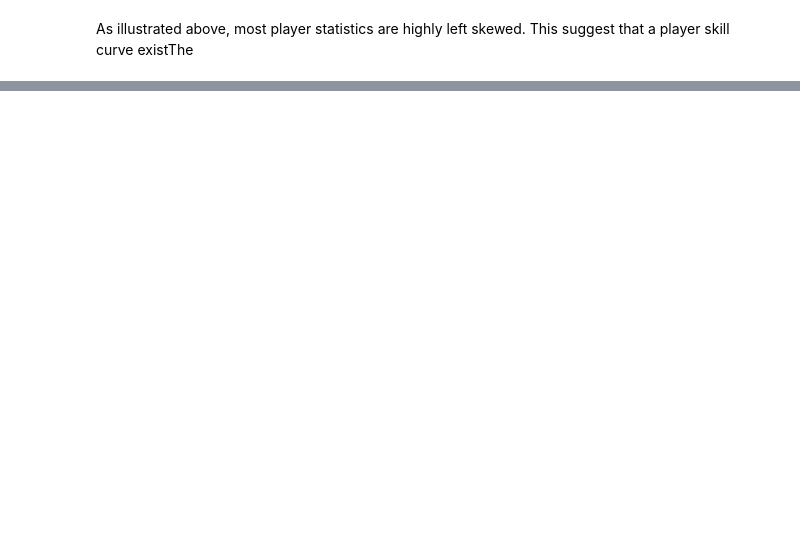
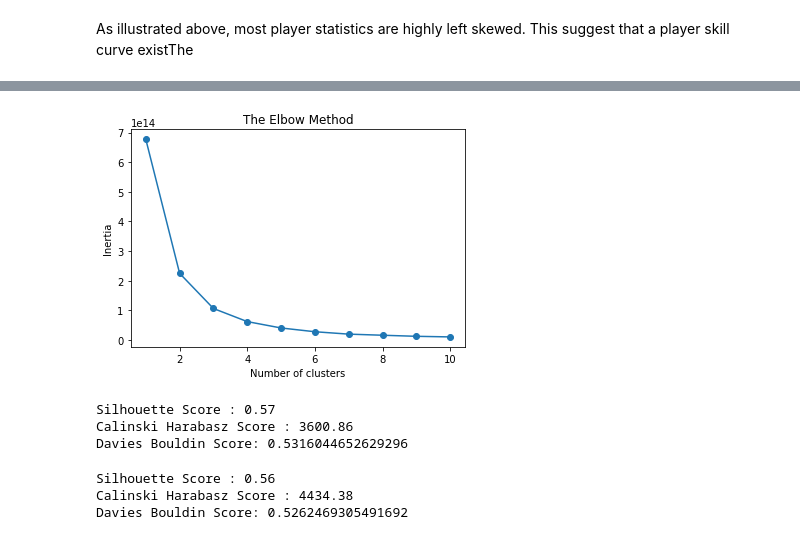
Before and after one commit to joeyc13/Multiplayer-Matchmaking, a Jupyter notebook: fortnite_data.ipynb, the cells around one changed output, grey strips where cells are left out. Drawn from its saved outputs; the diff is of its cells as text; code cells hidden in the pictures; blank space fills up the shorter version.

Commit message:
KMeans clustering and scores

```diff
--- a/fortnite_data.ipynb
+++ b/fortnite_data.ipynb
@@ -139,0 +179,15 @@ As we can see above, several variable show high degree of correlation with one a
+# %%
+X = solo_player_data.iloc[:, :].values
+
+inertias = []
+for i in range(1, 11):
+    kmeans = KMeans(n_clusters = i, init = 'k-means++', random_state = 42)
+    kmeans.fit(X)
+    inertias.append(kmeans.inertia_)
+plt.plot(range(1, 11), inertias, marker = 'o')
+plt.title('The Elbow Method')
+plt.xlabel('Number of clusters')
+plt.ylabel('Inertia')
+plt.show()
+# %% [output]
+[figure, added]
@@ -139,0 +197,13 @@ As we can see above, several variable show high degree of correlation with one a
+# %%
+
+silhouette_score_kmeans = round(silhouette_score(X, y_kmeans), 2)
+calinski_harabasz_score_kmeans = round(calinski_harabasz_score(X, y_kmeans), 2)
+davies_bouldin = davies_bouldin_score(X, y_kmeans)
+
+print('Silhouette Score : {}'.format(silhouette_score_kmeans))
+print('Calinski Harabasz Score : {}'.format(calinski_harabasz_score_kmeans))
+print('Davies Bouldin Score: {}'.format(davies_bouldin))
+# %% [output]
+Silhouette Score : 0.57
+Calinski Harabasz Score : 3600.86
+Davies Bouldin Score: 0.5316044652629296
@@ -139,0 +213,12 @@ As we can see above, several variable show high degree of correlation with one a
+# %%
+silhouette_score_kmeans = round(silhouette_score(X, y_kmeans), 2)
+calinski_harabasz_score_kmeans = round(calinski_harabasz_score(X, y_kmeans), 2)
+davies_bouldin = davies_bouldin_score(X, y_kmeans)
+
+print('Silhouette Score : {}'.format(silhouette_score_kmeans))
+print('Calinski Harabasz Score : {}'.format(calinski_harabasz_score_kmeans))
+print('Davies Bouldin Score: {}'.format(davies_bouldin))
+# %% [output]
+Silhouette Score : 0.56
+Calinski Harabasz Score : 4434.38
+Davies Bouldin Score: 0.5262469305491692
```
Also changed, not shown: parts of 13 cells of this notebook.
